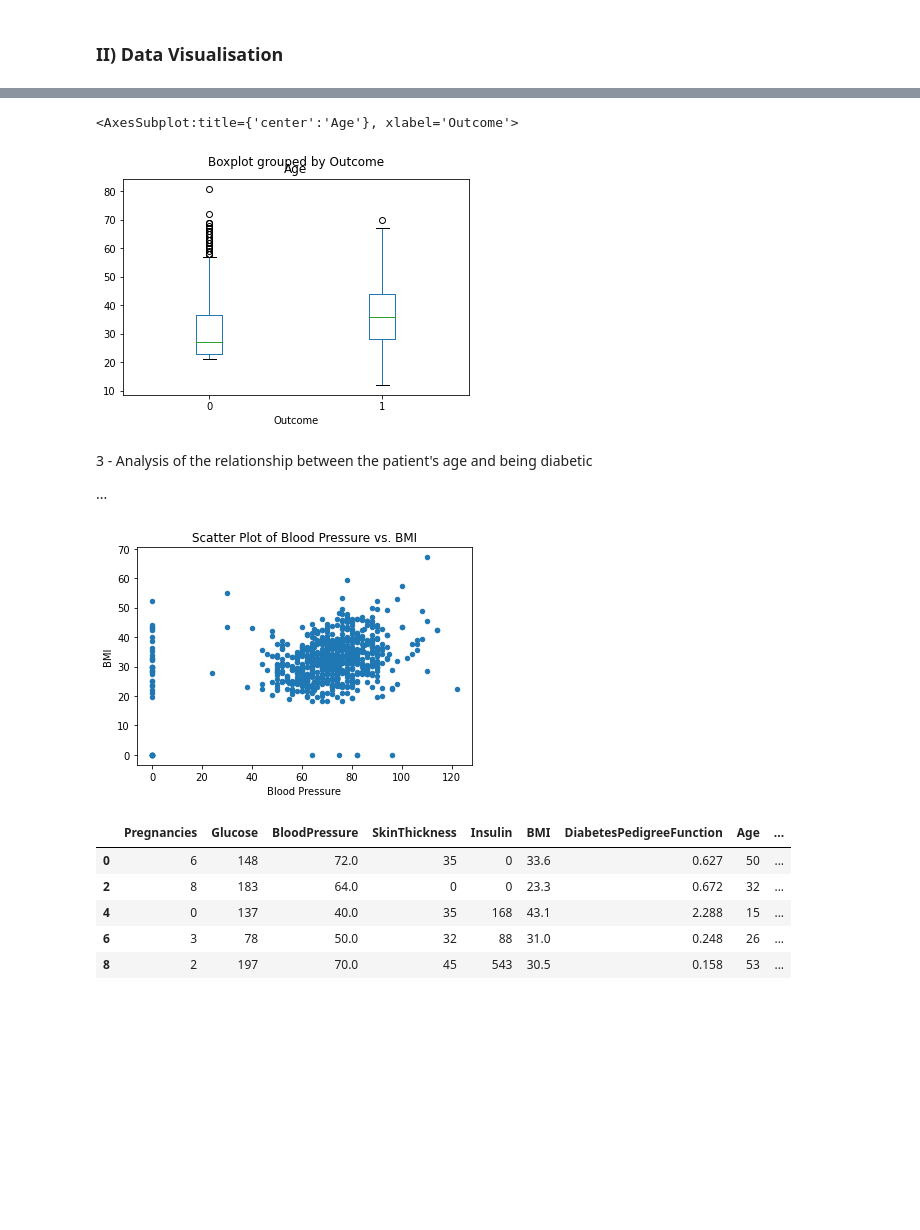
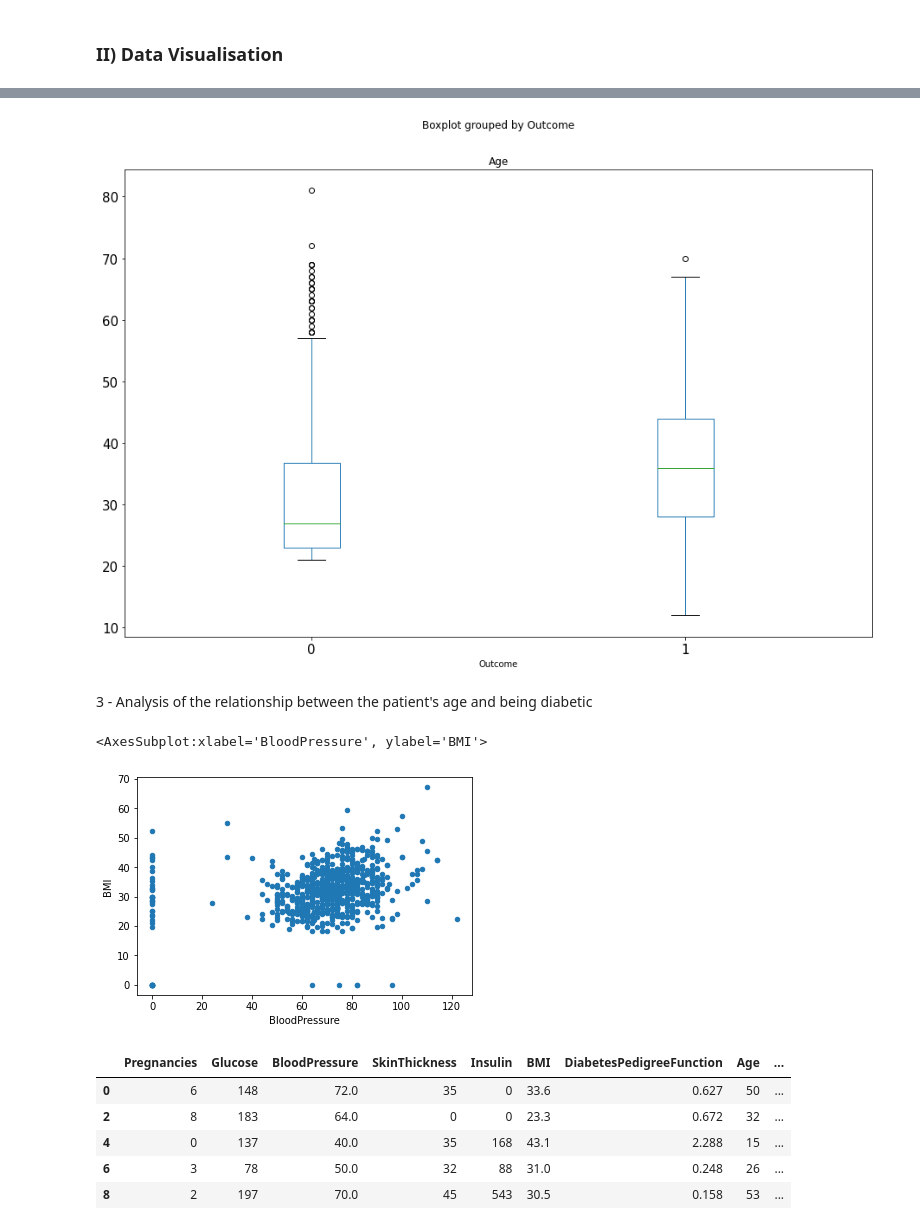
Before and after one commit to seankendall/UCD_Data_Mining, a Jupyter notebook: Practical 1/Practical1.ipynb, the cells around one changed output, grey strips where cells are left out. Drawn from its saved outputs; the diff is of its cells as text; code cells hidden in the pictures; blank space fills up the shorter version.

```diff
--- a/Practical 1/Practical1.ipynb
+++ b/Practical 1/Practical1.ipynb
@@ -95,25 +102,16 @@ df.boxplot("Age")
 # %%
 # 2 -  boxplot of the ‘Age’ column of the diabetic and no-diabetic groups side by side.
-df.boxplot("Age", by="Outcome", grid=False)
+plot = df.boxplot("Age", by="Outcome", grid=False, figsize=(15,10), fontsize=15)
 # %% [output]
-<AxesSubplot:title={'center':'Age'}, xlabel='Outcome'>
-[figure, old version]
+[figure, new version]
 # %% [markdown]
 3 - Analysis of the relationship between the patient's age and being diabetic
-
-...
 # %%
 # 4 - scatter plot with the patients Blood Pressure on the x-axis and BMI on the y-axis
 df.plot.scatter(x="BloodPressure", y="BMI")
-
-plt.xlabel("Blood Pressure")
-plt.ylabel("BMI")
-
-plt.title("Scatter Plot of Blood Pressure vs. BMI")
-
-plt.show()
 # %% [output]
+<AxesSubplot:xlabel='BloodPressure', ylabel='BMI'>
-[figure, old version]
+[figure, new version]
 # %%
 # 5 - scatter plot with the patient’s Blood pressure on the x-axis and the patient’s BMI on
 # the y-axis, highlighting diabetic patients with different colours. The colouring label should be
```
Also changed, not shown: parts of 10 cells of this notebook, 4 other files.
